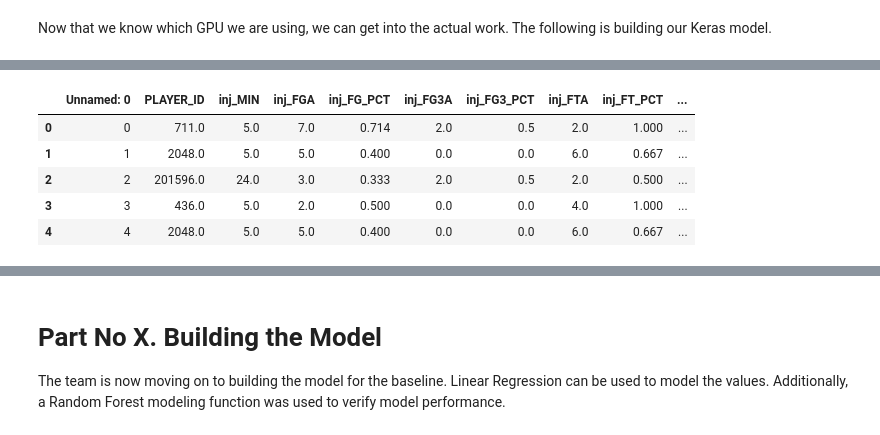
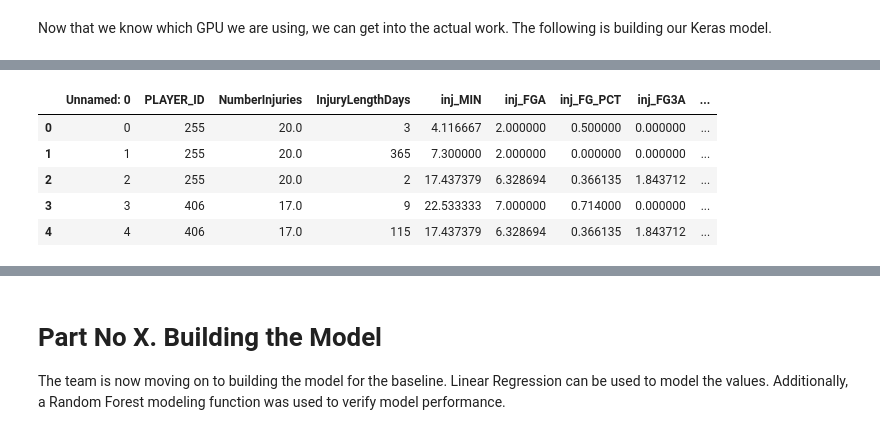
Before and after one commit to cybertraining-dsc/fa20-523-301, a Jupyter notebook: project/project.ipynb, the cells around one changed output, grey strips where cells are left out. Cells and saved outputs as stored; diff of their text form; code cells hidden in the pictures.

```diff
--- a/project/project.ipynb
+++ b/project/project.ipynb
@@ -257,0 +256,2 @@ df_Injury_End_fillna = df_Injury_End.copy()
+# %%
+df_Injury_stats_fillna = df_Injury_stats.copy()
@@ -258,17 +267,20 @@ df_Injury_End_fillna = df_Injury_End.copy()
 # %%
-cols = ['Date', 'Team', 'Acquired', 'Relinquished', 'Notes', 'TEAM_ID', 'NICKNAME']
-df_Injury_End_fillna = df_Injury_End_fillna.drop(cols, 1)
+# cols = ['Date', 'Team', 'Acquired', 'Relinquished', 'Notes', 'TEAM_ID', 'NICKNAME']
+
+cols =  ['DateRecovered',	'DateInjured',	'TEAM_ID',	'Team',	'Player',	'InjuryNotes',	'RecoverNotes']
+
+df_Injury_stats_fillna = df_Injury_stats_fillna.drop(cols, 1)
 # %%
 ############## Need to work here more. The Fill NA command isn't taking out NaNs ############
 
-df_Injury_End_fillna = df_Injury_End_fillna.fillna(df_Injury_End_fillna.mean())
+df_Injury_stats_fillna = df_Injury_stats_fillna.fillna(df_Injury_stats_fillna.mean())
 # %%
-df_Injury_End_fillna.head()
+df_Injury_stats_fillna.head()
 # %% [output]
-|  | Unnamed: 0 | PLAYER_ID | inj_MIN | inj_FGA | inj_FG_PCT | inj_FG3A | inj_FG3_PCT | inj_FTA | inj_FT_PCT | ... |
-| 0 | 0 | 711.0 | 5.0 | 7.0 | 0.714 | 2.0 | 0.5 | 2.0 | 1.000 | ... |
-| 1 | 1 | 2048.0 | 5.0 | 5.0 | 0.400 | 0.0 | 0.0 | 6.0 | 0.667 | ... |
-| 2 | 2 | 201596.0 | 24.0 | 3.0 | 0.333 | 2.0 | 0.5 | 2.0 | 0.500 | ... |
-| 3 | 3 | 436.0 | 5.0 | 2.0 | 0.500 | 0.0 | 0.0 | 4.0 | 1.000 | ... |
-| 4 | 4 | 2048.0 | 5.0 | 5.0 | 0.400 | 0.0 | 0.0 | 6.0 | 0.667 | ... |
+|  | Unnamed: 0 | PLAYER_ID | NumberInjuries | InjuryLengthDays | inj_MIN | inj_FGA | inj_FG_PCT | inj_FG3A | ... |
+| 0 | 0 | 255 | 20.0 | 3 | 4.116667 | 2.000000 | 0.500000 | 0.000000 | ... |
+| 1 | 1 | 255 | 20.0 | 365 | 7.300000 | 2.000000 | 0.000000 | 0.000000 | ... |
+| 2 | 2 | 255 | 20.0 | 2 | 17.437379 | 6.328694 | 0.366135 | 1.843712 | ... |
+| 3 | 3 | 406 | 17.0 | 9 | 22.533333 | 7.000000 | 0.714000 | 0.000000 | ... |
+| 4 | 4 | 406 | 17.0 | 115 | 17.437379 | 6.328694 | 0.366135 | 1.843712 | ... |
 # %%
```
Also changed, not shown: parts of 18 cells of this notebook.
